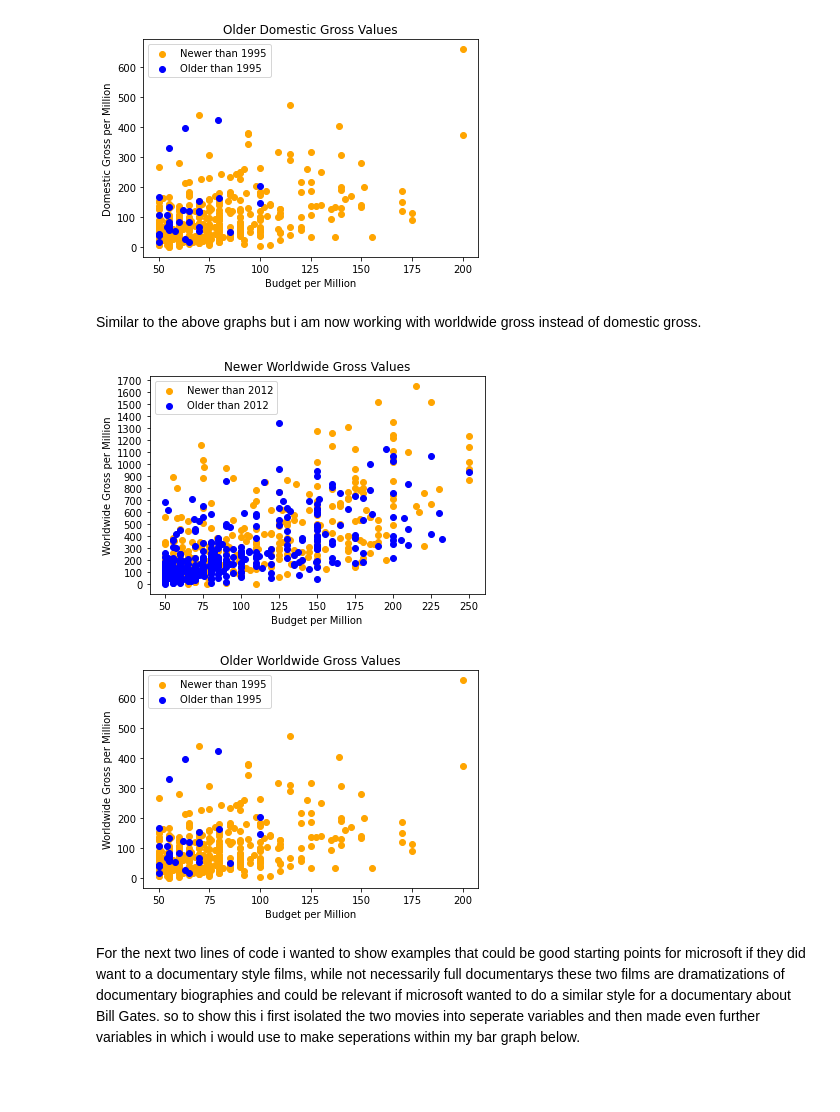
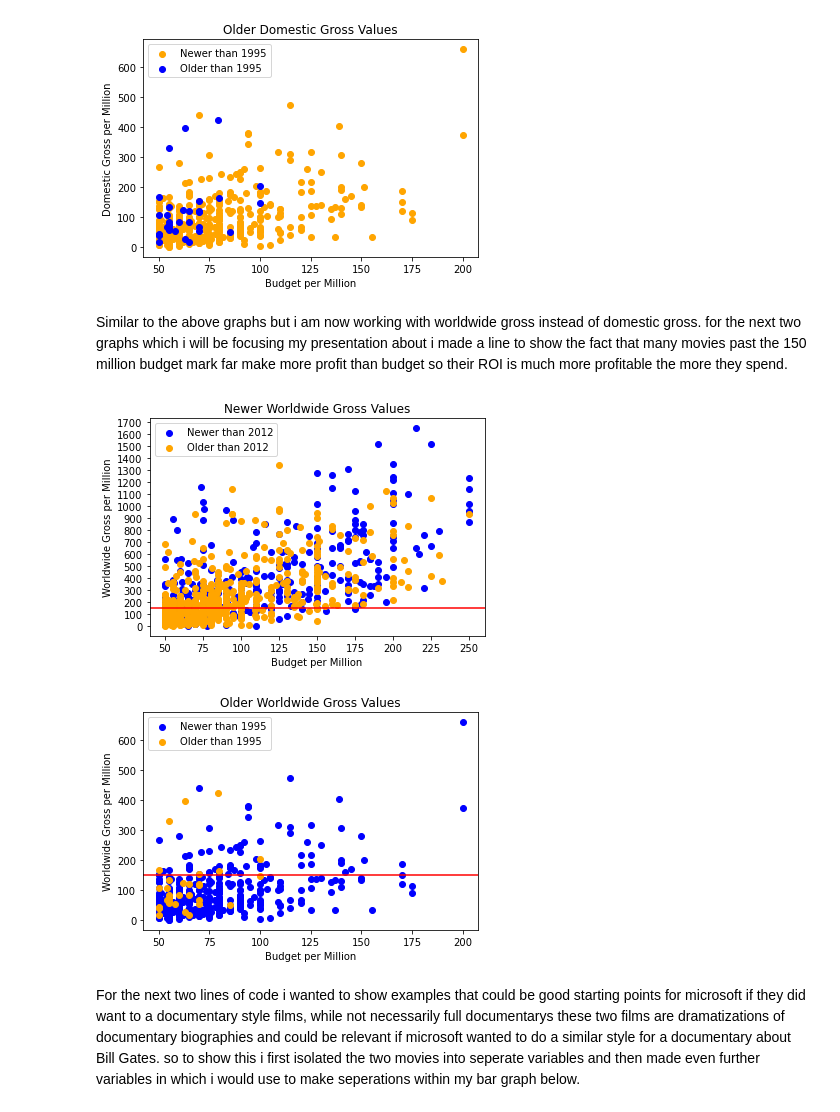
Before and after one commit to jlc0512/dsc-phase-1-project-Microsoft-Movie-Studios, a Jupyter notebook: student.ipynb, the cells around one changed output. Saved outputs shown, nothing was run; the diff lists cells and outputs as text; code cells hidden in the pictures; blank space fills up the shorter version.

```diff
--- a/student.ipynb
+++ b/student.ipynb
@@ -1333,31 +1333,33 @@ ax.legend()
 plt.savefig('old_domestic.png', dpi = 400)
 # %% [output]
 [figure]
-# %% [markdown]
-Similar to the above graphs but i am now working with worldwide gross instead of domestic gross.
+# %% [markdown]
+Similar to the above graphs but i am now working with worldwide gross instead of domestic gross. for the next two graphs which i will be focusing my presentation about i made a line to show the fact that many movies past the 150 million budget mark far make more profit than budget so their ROI is much more profitable the more they spend.
 # %%
 new_worldwide, ax = plt.subplots()
 
 plt.title('Newer Worldwide Gross Values')
 plt.xlabel('Budget per Million')
 plt.ylabel('Worldwide Gross per Million')
 
 plt.xticks(np.arange(0,250_000_001, 25_000_000))
 ax.xaxis.set_major_formatter(format_number)
 
 plt.yticks(np.arange(0,2_000_000_001, 100_000_000))
 ax.yaxis.set_major_formatter(format_numbery)
 
+plt.axhline(y = 150_000_000, color = 'r', linestyle = '-')
+
 x = budgets_new['production_budget']
 y = budgets_new['worldwide_gross']
 
-ax.scatter(x[budgets_new['release_year'] >= 2012], y[budgets_new['release_year'] >= 2012], color='orange',label='Newer than 2012');
-ax.scatter(x[budgets_new['release_year'] < 2012], y[budgets_new['release_year'] < 2012], color='blue', label='Older than 2012');
+ax.scatter(x[budgets_new['release_year'] >= 2012], y[budgets_new['release_year'] >= 2012], color='blue',label='Newer than 2012');
+ax.scatter(x[budgets_new['release_year'] < 2012], y[budgets_new['release_year'] < 2012], color='orange', label='Older than 2012');
 
 ax.legend()
 plt.savefig('new_worldwide.png', dpi = 400)
 # %% [output]
-[figure, old version]
+[figure, new version]
 # %%
 old_worldwide, ax = plt.subplots()
 
@@ -1371,16 +1373,18 @@ ax.xaxis.set_major_formatter(format_number)
 plt.yticks(np.arange(0,2_000_000_001, 100_000_000))
 ax.yaxis.set_major_formatter(format_numbery)
 
+plt.axhline(y = 150_000_000, color = 'r', linestyle = '-')
+
 x = budgets_old['production_budget']
 y = budgets_old['domestic_gross']
 
-ax.scatter(x[budgets_old['release_year'] >= 1995], y[budgets_old['release_year'] >= 1995], color='orange', label='Newer than 1995');
-ax.scatter(x[budgets_old['release_year'] < 1995], y[budgets_old['release_year'] < 1995], color='blue', label='Older than 1995');
+ax.scatter(x[budgets_old['release_year'] >= 1995], y[budgets_old['release_year'] >= 1995], color='blue', label='Newer than 1995');
+ax.scatter(x[budgets_old['release_year'] < 1995], y[budgets_old['release_year'] < 1995], color='orange', label='Older than 1995');
 
 ax.legend()
 plt.savefig('old_worldwide.png', dpi = 400)
 # %% [output]
-[figure, old version]
+[figure, new version]
 # %% [markdown]
 For the next two lines of code i wanted to show examples that could be good starting points for microsoft if they did want to a documentary style films, while not necessarily full documentarys these two films are dramatizations of documentary biographies and could be relevant if microsoft wanted to do a similar style for a documentary about Bill Gates.
 so to show this i first isolated the two movies into seperate variables and then made even further variables in which
```
Also changed, not shown: parts of 3 cells of this notebook, 3 other files.
